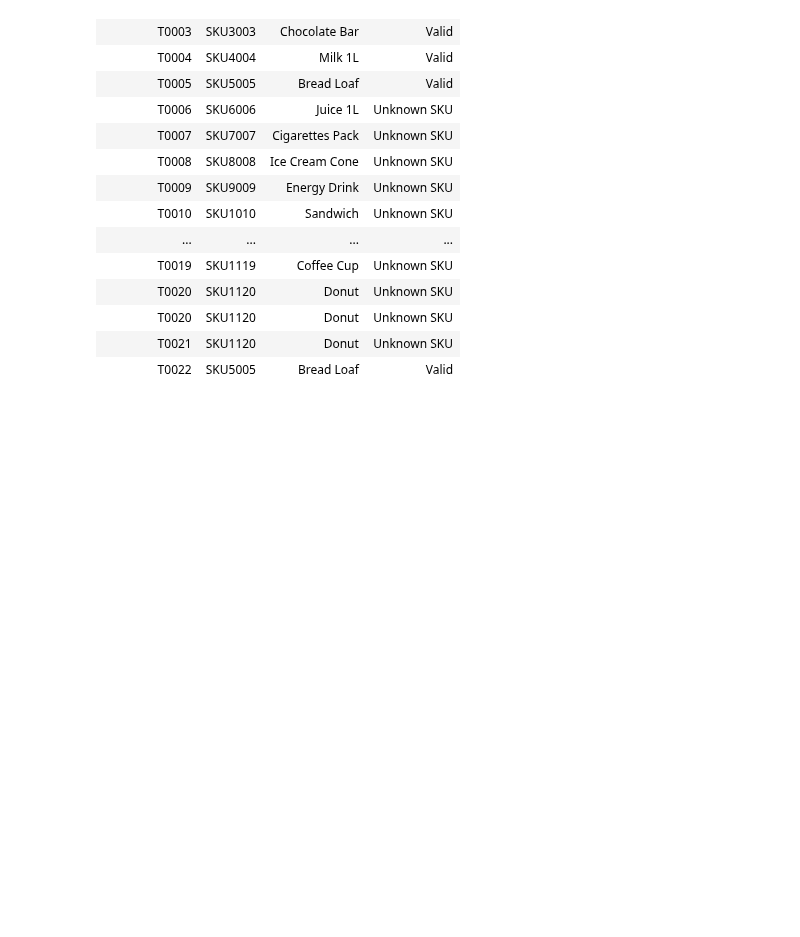
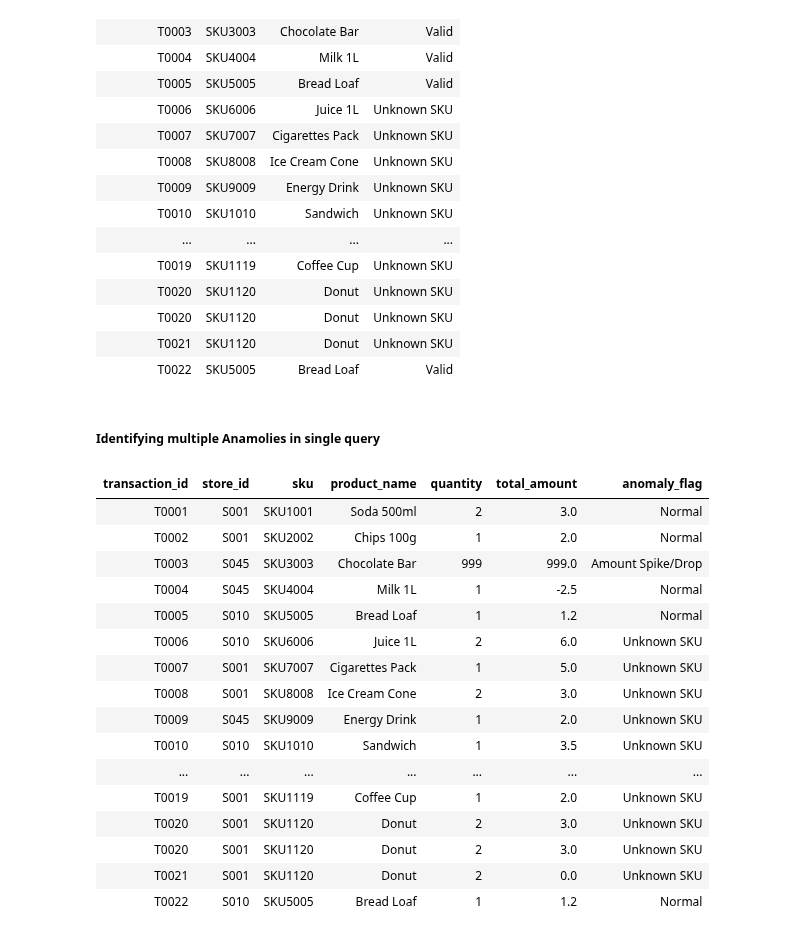
Before and after one commit to DilipMG/pyspark, a Jupyter notebook: Interview Preparartion/Data Quality Analytics.ipynb, the cells around one changed output. Saved outputs shown, nothing was run; the diff lists cells and outputs as text; code cells hidden in the pictures; blank space fills up the shorter version.

```diff
--- a/Interview Preparartion/Data Quality Analytics.ipynb
+++ b/Interview Preparartion/Data Quality Analytics.ipynb
@@ -220,3 +222,65 @@ LEFT JOIN sku_master m
 | T0020 | SKU1120 | Donut | Unknown SKU |
 | T0021 | SKU1120 | Donut | Unknown SKU |
 | T0022 | SKU5005 | Bread Loaf | Valid |
+# %% [markdown]
+##### Identifying multiple Anamolies in single query
+# %%
+%sql
+WITH stats AS (
+    SELECT
+        AVG(total_amount) AS avg_val,
+        STDDEV(total_amount) AS std_val,
+        AVG(quantity) AS avg_qty,
+        STDDEV(quantity) AS std_qty
+    FROM transactions
+),
+store_master AS (
+    SELECT 'S001' AS Store_ID, 'Bangalore' AS Store_Name UNION ALL
+    SELECT 'S010', 'Chennai' UNION ALL
+    SELECT 'S045', 'Mumbai'
+),
+sku_master AS (
+    SELECT 'SKU1001' AS SKU, 'Soda 500ml' AS Product_Name UNION ALL
+    SELECT 'SKU2002', 'Chips 100g' UNION ALL
+    SELECT 'SKU3003', 'Chocolate Bar' UNION ALL
+    SELECT 'SKU4004', 'Milk 1L' UNION ALL
+    SELECT 'SKU5005', 'Bread Loaf'
+)
+SELECT
+    t.transaction_id,
+    t.store_id,
+    t.sku,
+    t.product_name,
+    t.quantity,
+    t.total_amount,
+    CASE
+        WHEN ABS((t.total_amount - s.avg_val)/s.std_val) > 3 THEN 'Amount Spike/Drop'
+        WHEN t.quantity <= 0 THEN 'Invalid Quantity'
+        WHEN ABS((t.quantity - s.avg_qty)/s.std_qty) > 3 THEN 'Unrealistic Quantity'
+        WHEN sm.Store_ID IS NULL THEN 'Invalid Store'
+        WHEN m.Product_Name IS NULL THEN 'Unknown SKU'
+        WHEN t.Product_Name <> m.Product_Name THEN 'SKU Mismatch'
+        ELSE 'Normal'
+    END AS anomaly_flag
+FROM transactions t
+CROSS JOIN stats s
+LEFT JOIN store_master sm ON t.Store_ID = sm.Store_ID
+LEFT JOIN sku_master m ON t.SKU = m.SKU;
+# %% [output]
+| transaction_id | store_id | sku | product_name | quantity | total_amount | anomaly_flag |
+| T0001 | S001 | SKU1001 | Soda 500ml | 2 | 3.0 | Normal |
+| T0002 | S001 | SKU2002 | Chips 100g | 1 | 2.0 | Normal |
+| T0003 | S045 | SKU3003 | Chocolate Bar | 999 | 999.0 | Amount Spike/Drop |
+| T0004 | S045 | SKU4004 | Milk 1L | 1 | -2.5 | Normal |
+| T0005 | S010 | SKU5005 | Bread Loaf | 1 | 1.2 | Normal |
+| T0006 | S010 | SKU6006 | Juice 1L | 2 | 6.0 | Unknown SKU |
+| T0007 | S001 | SKU7007 | Cigarettes Pack | 1 | 5.0 | Unknown SKU |
+| T0008 | S001 | SKU8008 | Ice Cream Cone | 2 | 3.0 | Unknown SKU |
+| T0009 | S045 | SKU9009 | Energy Drink | 1 | 2.0 | Unknown SKU |
+| T0010 | S010 | SKU1010 | Sandwich | 1 | 3.5 | Unknown SKU |
+| ... | ... | ... | ... | ... | ... | ... |
+| T0019 | S001 | SKU1119 | Coffee Cup | 1 | 2.0 | Unknown SKU |
+| T0020 | S001 | SKU1120 | Donut | 2 | 3.0 | Unknown SKU |
+| T0020 | S001 | SKU1120 | Donut | 2 | 3.0 | Unknown SKU |
+| T0021 | S001 | SKU1120 | Donut | 2 | 0.0 | Unknown SKU |
+| T0022 | S010 | SKU5005 | Bread Loaf | 1 | 1.2 | Normal |
```
Also changed, not shown: parts of 1 cell of this notebook.
